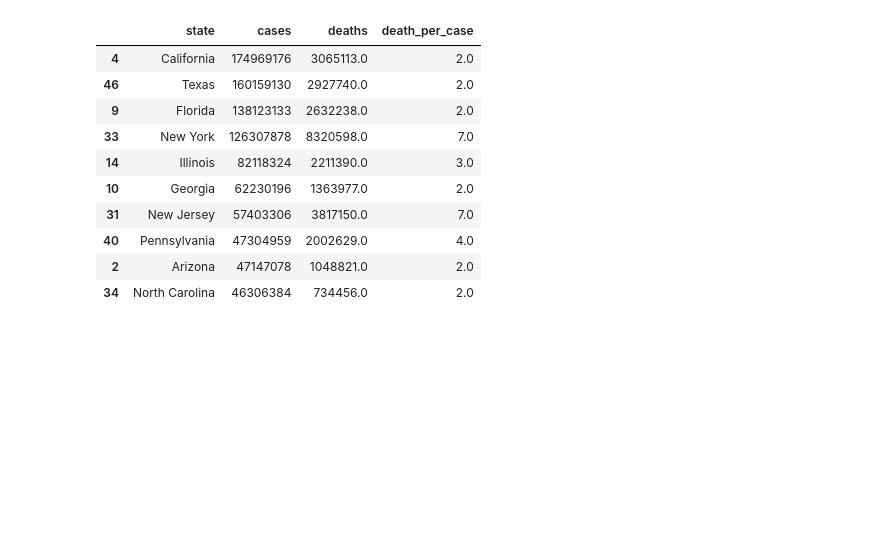
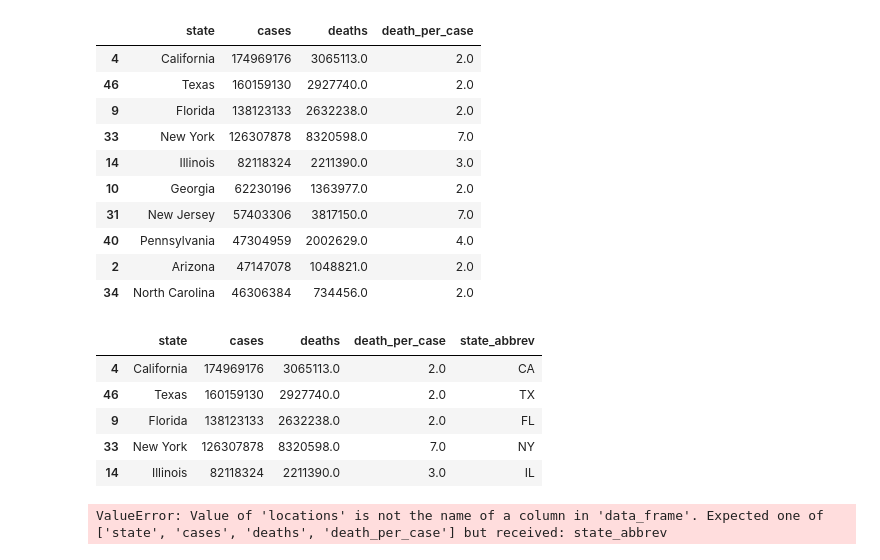
Before and after one commit to piyus22/Covid_19, a Jupyter notebook: covid_data_exploration.ipynb, the cells around one changed output. Drawn from its saved outputs; the diff is of its cells as text; code cells hidden in the pictures; blank space fills up the shorter version.

```diff
--- a/covid_data_exploration.ipynb
+++ b/covid_data_exploration.ipynb
@@ -38,3 +100,16 @@ top_10_states_covid_2020
 | 40 | Pennsylvania | 47304959 | 2002629.0 | 4.0 |
 | 2 | Arizona | 47147078 | 1048821.0 | 2.0 |
 | 34 | North Carolina | 46306384 | 734456.0 | 2.0 |
+# %%
+from us import states
+state_to_abbrev={state.name:state.abbr for state in states.STATES}
+counties_2020_groupby['state_abbrev']=counties_2020_groupby['state'].map(state_to_abbrev)
+# %%
+counties_2020_groupby.head(5)
+# %% [output]
+|  | state | cases | deaths | death_per_case | state_abbrev |
+| 4 | California | 174969176 | 3065113.0 | 2.0 | CA |
+| 46 | Texas | 160159130 | 2927740.0 | 2.0 | TX |
+| 9 | Florida | 138123133 | 2632238.0 | 2.0 | FL |
+| 33 | New York | 126307878 | 8320598.0 | 7.0 | NY |
+| 14 | Illinois | 82118324 | 2211390.0 | 3.0 | IL |
@@ -40,0 +155,9 @@ top_10_states_covid_2020
+# %%
+plot_death_rate_choropleth(
+    df=counties_2020_groupby,
+    state_col='state',
+    death_rate_col='death_per_case',
+    abbrev_col='state_abbrev'
+)
+# %% [output]
+ValueError: Value of 'locations' is not the name of a column in 'data_frame'. Expected one of ['state', 'cases', 'deaths', 'death_per_case'] but received: state_abbrev
```
Also changed, not shown: parts of 8 cells of this notebook, 2 other files.
